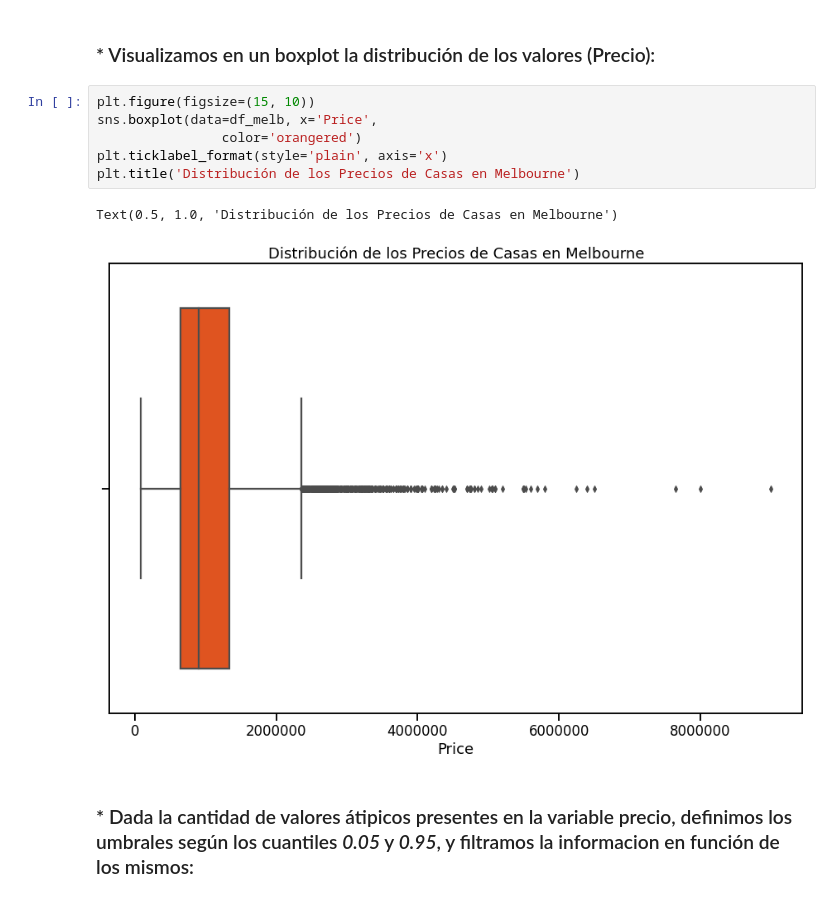
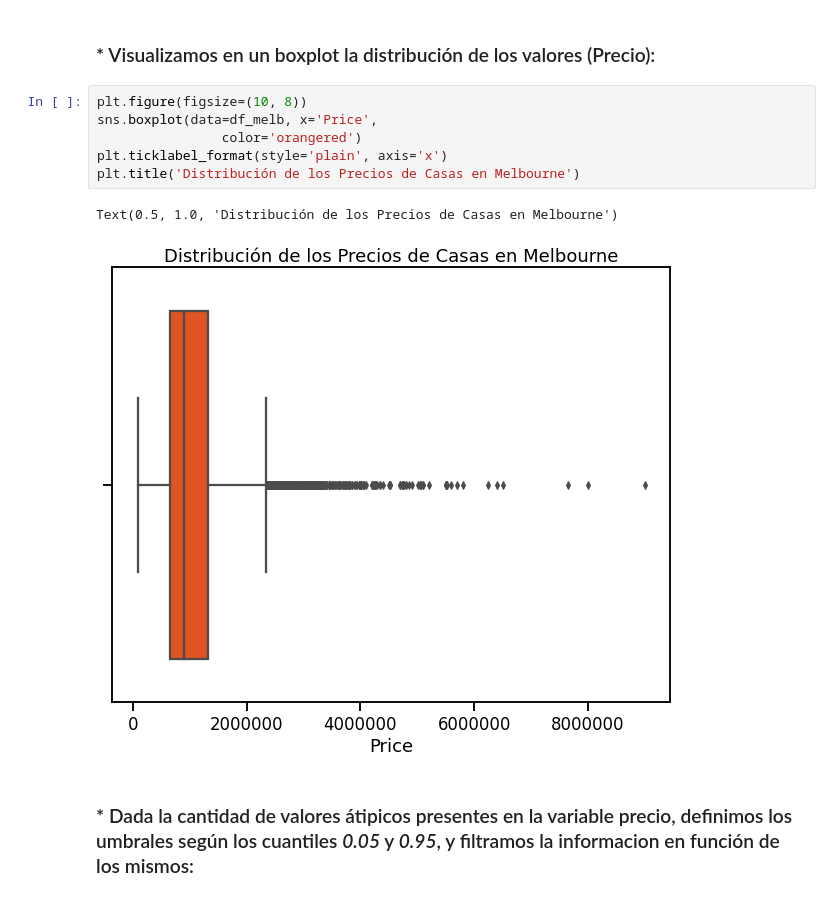
Before and after one commit to Grupo242022/EyCD, a Jupyter notebook: Entregable_2_Nico_parte1_ejercicio2.ipynb, the cells around one changed output. Saved outputs shown, nothing was run; the diff lists cells and outputs as text.

```diff
--- a/Entregable_2_Nico_parte1_ejercicio2.ipynb
+++ b/Entregable_2_Nico_parte1_ejercicio2.ipynb
@@ -120,14 +122,14 @@ Consultando el total de datos nulos para la columna Price: 0
 
 ### * Visualizamos en un boxplot la distribución de los valores (Precio):
 # %%
-plt.figure(figsize=(15, 10))
+plt.figure(figsize=(10, 8))
 sns.boxplot(data=df_melb, x='Price',
                 color='orangered')
 plt.ticklabel_format(style='plain', axis='x')
 plt.title('Distribución de los Precios de Casas en Melbourne')
 # %% [output]
 Text(0.5, 1.0, 'Distribución de los Precios de Casas en Melbourne')
-[figure, old version]
+[figure, new version]
 # %% [markdown]
 ### * Dada la cantidad de valores átipicos presentes en la variable precio, definimos los umbrales según los cuantiles *0.05* y *0.95*, y filtramos la informacion en función de los mismos:
 # %%
```
Also changed, not shown: parts of 11 cells of this notebook.
